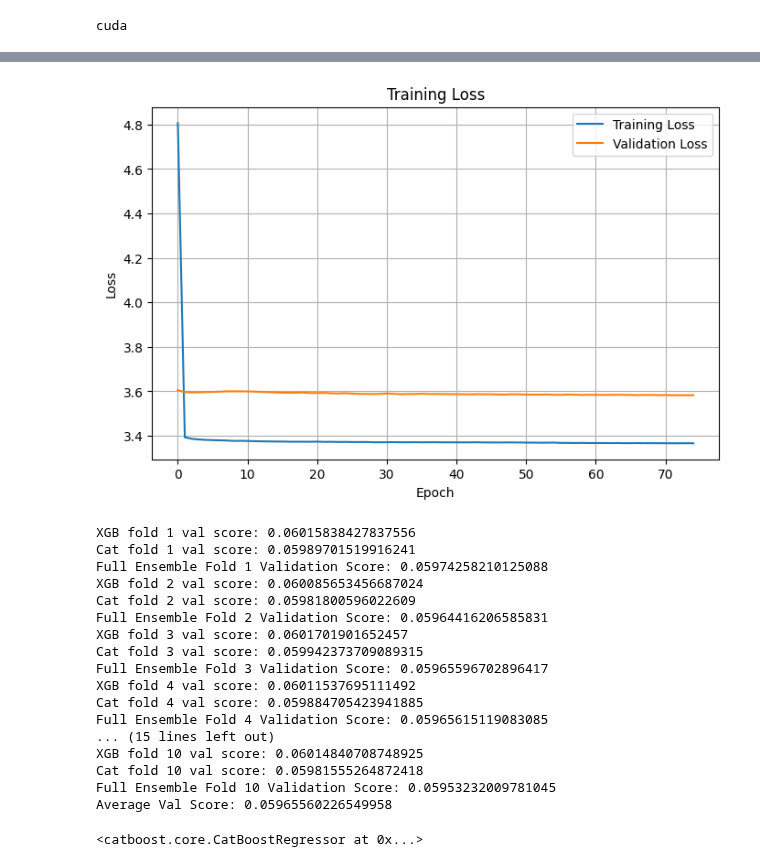
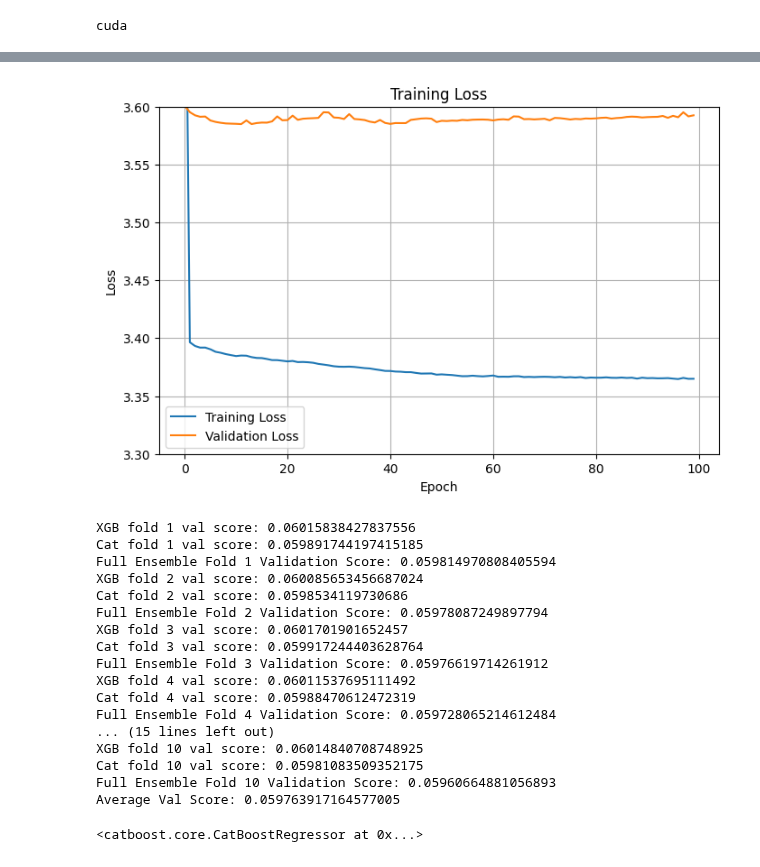
Before and after one commit to Richardhhhg/Kaggle, a Jupyter notebook: calories-ensemble-private.ipynb, the cells around one changed output, grey strips where cells are left out. Saved outputs shown, nothing was run; the diff lists cells and outputs as text; code cells hidden in the pictures.

Commit message:
Kaggle Notebook | Calories | Ensemble - Private | Version 41

```diff
--- a/calories-ensemble-private.ipynb
+++ b/calories-ensemble-private.ipynb
@@ -181,7 +197,7 @@ class Meta_NN(nn.Module):
         return self.layers(X)
 # %%
 K = 10
-kf = KFold(n_splits=K)
+kf = KFold(n_splits=K, random_state=SEED, shuffle=True)
 
 base_models = [
     XGBRegressor(**xgb_params),
@@ -271,7 +287,7 @@ val_preds = torch.tensor(val_preds, dtype=torch.float32).to(device)
 meta_model = Meta_NN().to(device)
 
 learning_rate = 1e-3
-EPOCHS = 75
+EPOCHS = 100
 BATCH_SIZE = 64
 
 y_val_tensor = torch.tensor(y_val0.values, dtype=torch.float32).to(device)
@@ -336,15 +358,16 @@ torch.save(model, 'meta_model.pth')
 # %%
 plt.figure(figsize=(8, 5))
 plt.plot(all_train_loss, label='Training Loss')
 plt.plot(all_val_loss, label='Validation Loss')
+plt.ylim(3.30, 3.60)
 plt.xlabel('Epoch')
 plt.ylabel('Loss')
 plt.title('Training Loss')
 plt.legend()
 plt.grid(True)
 plt.show()
 # %% [output]
-[figure, old version]
+[figure, new version]
 # %%
 # cross validation
 meta_model.eval()
@@ -393,22 +416,22 @@ avg_score = np.mean(scores)
 print(f"Average Val Score: {avg_score}")
 # %% [output]
 XGB fold 1 val score: 0.06015838427837556
-Cat fold 1 val score: 0.05989701519916241
-Full Ensemble Fold 1 Validation Score: 0.05974258210125088
+Cat fold 1 val score: 0.059891744197415185
+Full Ensemble Fold 1 Validation Score: 0.059814970808405594
 XGB fold 2 val score: 0.060085653456687024
-Cat fold 2 val score: 0.05981800596022609
-Full Ensemble Fold 2 Validation Score: 0.05964416206585831
+Cat fold 2 val score: 0.0598534119730686
+Full Ensemble Fold 2 Validation Score: 0.05978087249897794
 XGB fold 3 val score: 0.0601701901652457
-Cat fold 3 val score: 0.059942373709089315
-Full Ensemble Fold 3 Validation Score: 0.05965596702896417
+Cat fold 3 val score: 0.059917244403628764
+Full Ensemble Fold 3 Validation Score: 0.05976619714261912
 XGB fold 4 val score: 0.06011537695111492
-Cat fold 4 val score: 0.059884705423941885
-Full Ensemble Fold 4 Validation Score: 0.05965615119083085
+Cat fold 4 val score: 0.05988470612472319
+Full Ensemble Fold 4 Validation Score: 0.059728065214612484
 ... (15 lines left out)
 XGB fold 10 val score: 0.06014840708748925
-Cat fold 10 val score: 0.05981555264872418
-Full Ensemble Fold 10 Validation Score: 0.05953232009781045
-Average Val Score: 0.05965560226549958
+Cat fold 10 val score: 0.05981083509352175
+Full Ensemble Fold 10 Validation Score: 0.05960664881056893
+Average Val Score: 0.059763917164577005
 # %%
 # training models
 xgb_model = XGBRegressor(**xgb_params)
```
Also changed, not shown: parts of 4 cells of this notebook.
